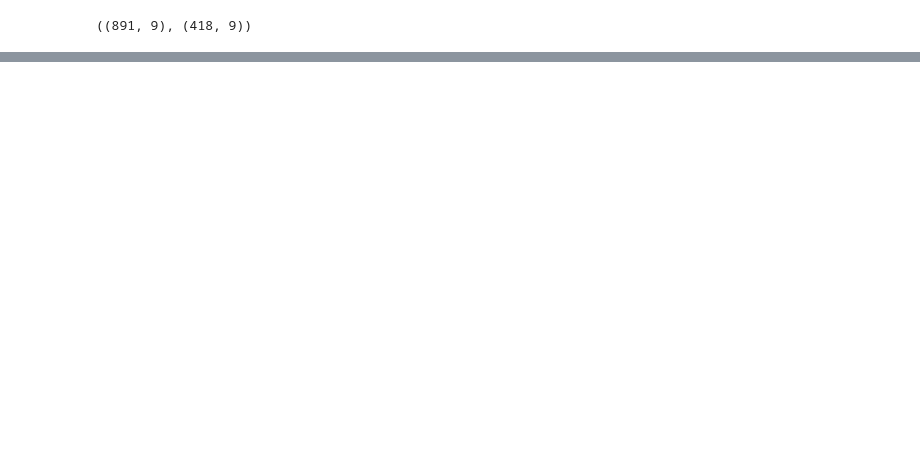
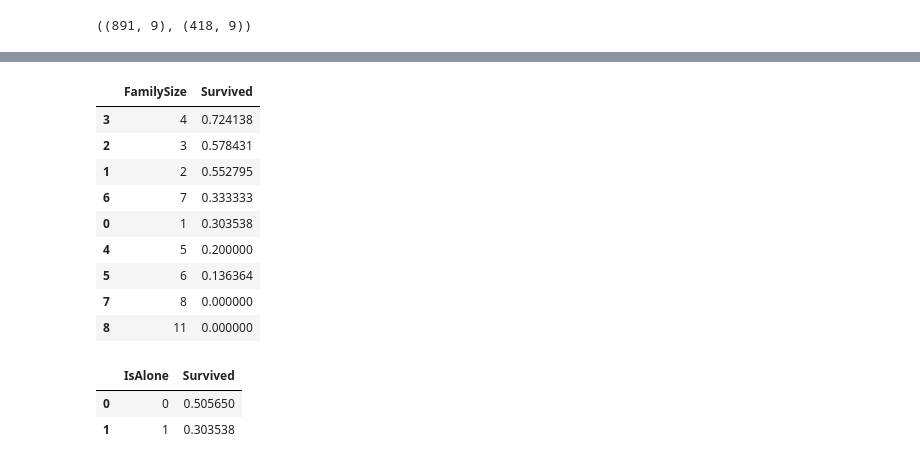
Before and after one commit to Imran1hp/Titanic---Machine-Learning-from-Disaster, a Jupyter notebook: Titanic_data_set.ipynb, the cells around one changed output, grey strips where cells are left out. Cells and saved outputs as stored; diff of their text form; code cells hidden in the pictures; blank space fills up the shorter version.

```diff
--- a/Titanic_data_set.ipynb
+++ b/Titanic_data_set.ipynb
@@ -323,0 +346,19 @@ train_df.shape,test_df.shape
+# %%
+train_df[['FamilySize','Survived']].groupby(['FamilySize'],as_index=False).mean().sort_values(by='Survived',ascending=False)
+# %% [output]
+|  | FamilySize | Survived |
+| 3 | 4 | 0.724138 |
+| 2 | 3 | 0.578431 |
+| 1 | 2 | 0.552795 |
+| 6 | 7 | 0.333333 |
+| 0 | 1 | 0.303538 |
+| 4 | 5 | 0.200000 |
+| 5 | 6 | 0.136364 |
+| 7 | 8 | 0.000000 |
+| 8 | 11 | 0.000000 |
+# %%
+train_df[['IsAlone','Survived']].groupby(['IsAlone'],as_index=False).mean().sort_values(by='Survived',ascending=False)
+# %% [output]
+|  | IsAlone | Survived |
+| 0 | 0 | 0.505650 |
+| 1 | 1 | 0.303538 |
```
Also changed, not shown: parts of 2 cells of this notebook.
